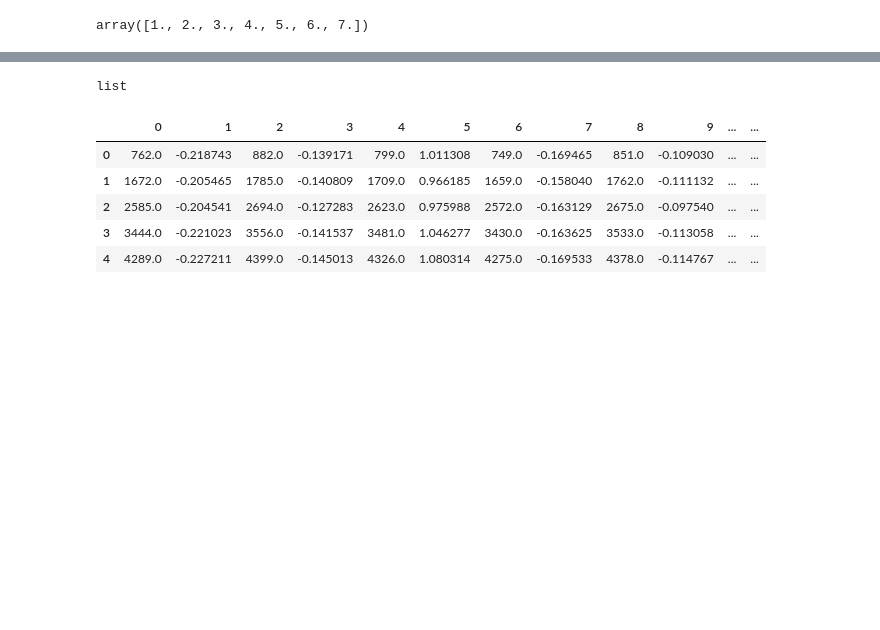
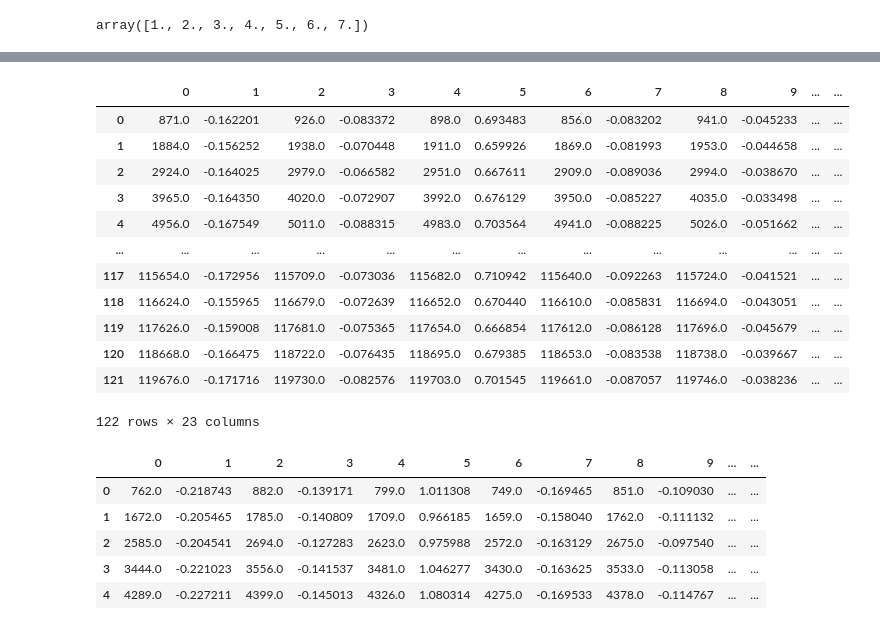
Before and after one commit to Nourhan-Mahmoud/ECG-Based-Authentication-Interface, a Jupyter notebook: 04.GUI/test.ipynb, the cells around one changed output, grey strips where cells are left out. Saved outputs shown, nothing was run; the diff lists cells and outputs as text; code cells hidden in the pictures; blank space fills up the shorter version.

```diff
--- a/04.GUI/test.ipynb
+++ b/04.GUI/test.ipynb
@@ -106,7 +95,3 @@ fid_features, fid_features_values = Fiducial_Features(signals2)
-# %%
-type(fid_features_values)
-# %% [output]
-list
 # %%
 df1 = pd.DataFrame(fid_features_values[0])
 df2 = pd.DataFrame(fid_features_values[1])
@@ -118,3 +106,19 @@ df7 = pd.DataFrame(fid_features_values[6])
+# %%
+df4
+# %% [output]
+|  | 0 | 1 | 2 | 3 | 4 | 5 | 6 | 7 | 8 | 9 | ... | ... |
+| 0 | 871.0 | -0.162201 | 926.0 | -0.083372 | 898.0 | 0.693483 | 856.0 | -0.083202 | 941.0 | -0.045233 | ... | ... |
+| 1 | 1884.0 | -0.156252 | 1938.0 | -0.070448 | 1911.0 | 0.659926 | 1869.0 | -0.081993 | 1953.0 | -0.044658 | ... | ... |
+| 2 | 2924.0 | -0.164025 | 2979.0 | -0.066582 | 2951.0 | 0.667611 | 2909.0 | -0.089036 | 2994.0 | -0.038670 | ... | ... |
+| 3 | 3965.0 | -0.164350 | 4020.0 | -0.072907 | 3992.0 | 0.676129 | 3950.0 | -0.085227 | 4035.0 | -0.033498 | ... | ... |
+| 4 | 4956.0 | -0.167549 | 5011.0 | -0.088315 | 4983.0 | 0.703564 | 4941.0 | -0.088225 | 5026.0 | -0.051662 | ... | ... |
+| ... | ... | ... | ... | ... | ... | ... | ... | ... | ... | ... | ... | ... |
+| 117 | 115654.0 | -0.172956 | 115709.0 | -0.073036 | 115682.0 | 0.710942 | 115640.0 | -0.092263 | 115724.0 | -0.041521 | ... | ... |
+| 118 | 116624.0 | -0.155965 | 116679.0 | -0.072639 | 116652.0 | 0.670440 | 116610.0 | -0.085831 | 116694.0 | -0.043051 | ... | ... |
+| 119 | 117626.0 | -0.159008 | 117681.0 | -0.075365 | 117654.0 | 0.666854 | 117612.0 | -0.086128 | 117696.0 | -0.045679 | ... | ... |
+| 120 | 118668.0 | -0.166475 | 118722.0 | -0.076435 | 118695.0 | 0.679385 | 118653.0 | -0.083538 | 118738.0 | -0.039667 | ... | ... |
+| 121 | 119676.0 | -0.171716 | 119730.0 | -0.082576 | 119703.0 | 0.701545 | 119661.0 | -0.087057 | 119746.0 | -0.038236 | ... | ... |
+122 rows × 23 columns
 # %%
 Data = pd.concat([df1, df2, df3, df4, df5, df6, df7], ignore_index=True)
 # %%
```
Also changed, not shown: parts of 11 cells of this notebook, 30 other files.
